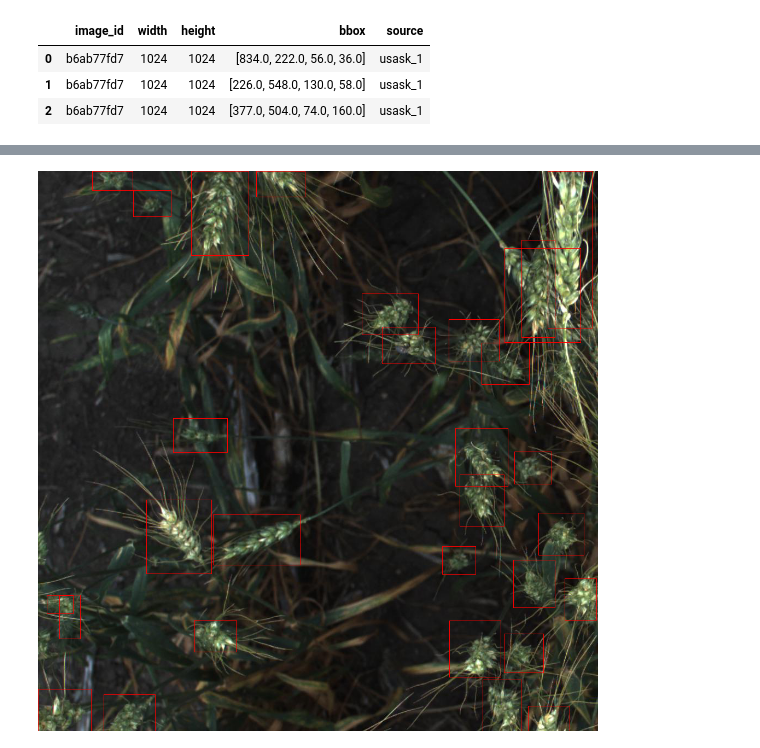
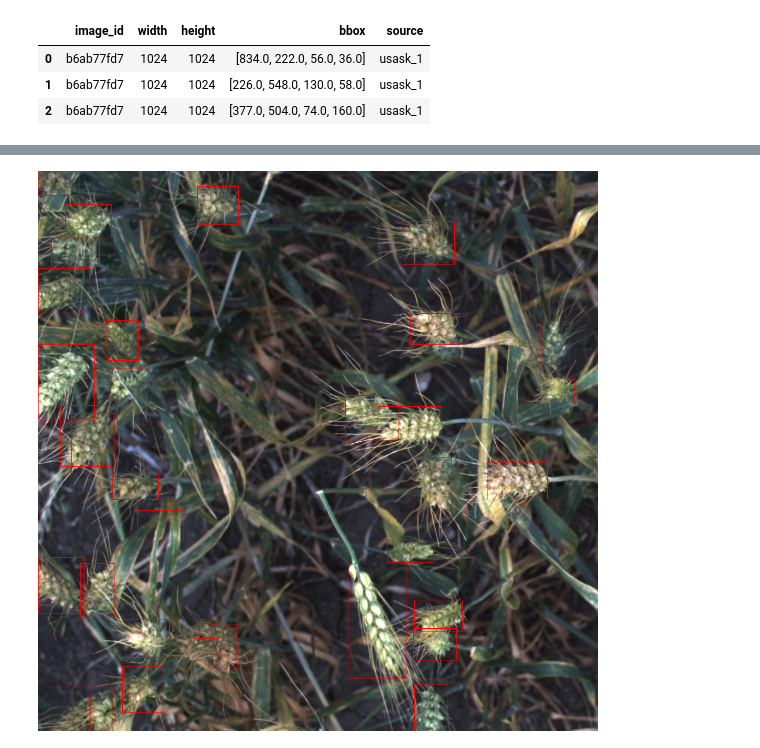
Before and after one commit to dmitry-vorobiev/kaggle-global-wheat-detection, a Jupyter notebook: nbs/dataset.ipynb, the cells around one changed output, grey strips where cells are left out. Saved outputs shown, nothing was run; the diff lists cells and outputs as text; code cells hidden in the pictures.

```diff
--- a/nbs/dataset.ipynb
+++ b/nbs/dataset.ipynb
@@ -54,5 +49,0 @@ def read_bbox(bbox: str):
-# %%
-for bbox in img_annots['bbox']:
-    x0, y0, w, h = read_bbox(bbox)
-    x1, y1 = x0 + w, y0 + h
-    image = cv2.rectangle(image, (x0, y0), (x1, y1), (255, 0, 0), 1)
@@ -75,0 +50,8 @@ def make_dataset(image_dir: str, filenames: Iterable[str]) -> List[str]:
+# %%
+def draw_boxes(image: np.ndarray, bboxes: Iterable[np.ndarray]):
+    for bb in bboxes:
+        if isinstance(bb, tuple):
+            bb = tuple(map(int, bb))
+        elif isinstance(bb, np.ndarray):
+            bb = bb.astype(int)
+        cv2.rectangle(image, tuple(bb[:2]), tuple(bb[2:]), (255, 0, 0), 1)
@@ -79,22 +95,16 @@ class WheatDataset(torchvision.datasets.VisionDataset):
         super(WheatDataset, self).__init__(image_dir, transforms, transform, target_transform)
 
         df = pd.read_csv(csv)
-        ids = df['image_id'].unique()
+        ids = df['image_id'].unique()[:10]
         filenames = map(lambda x: x + '.jpg', ids)
         self.images = make_dataset(image_dir, filenames)
 
         all_bboxes = []
-        for image_id in ids:
-            img_anns = df[df['image_id'] == image_id]
-            img_bboxes = []
-
-            for bbox in img_anns['bbox']:
-                x0, y0, w, h = read_bbox(bbox)
-                x1, y1 = x0 + w, y0 + h
-                bb = torch.tensor([x0, y0, x1, y1], dtype=torch.int16)
-                img_bboxes.append(bb)
-
-            all_bboxes.append(torch.stack(img_bboxes))
+        for image_id in tqdm(ids, desc="Parsing bboxes..."):
+            bboxes = df.loc[df['image_id'] == image_id, 'bbox']
+            bboxes = np.stack(list(map(bbox_str_to_numpy, bboxes)))
+            # bboxes = list(map(read_bbox, bboxes))
+            all_bboxes.append(bboxes)
 
         self.annotations = all_bboxes
 
@@ -102,11 +112,9 @@ class WheatDataset(torchvision.datasets.VisionDataset):
         path = self.images[index]
         bboxes = self.annotations[index]
 
-        image = cv2.imread(str(path), cv2.IMREAD_COLOR)
-        image = cv2.cvtColor(image, cv2.COLOR_BGR2RGB)
-
-        for bb in bboxes:
-            cv2.rectangle(image, tuple(bb[:2]), tuple(bb[2:]), (255, 0, 0), 1)
+        image = cv2_imread(path)
+        # self.transforms is not supported due to albumentations interface
+        # if self.transform is not None:
 
         return image, bboxes
 
@@ -125,6 +150,6 @@ Wall time: 21.6 s
 # %%
-image, bboxes = ds[7]
-
+image, bboxes = ds[3]
+draw_boxes(image, bboxes)
 Image.fromarray(image)
 # %% [output]
-[figure, old version]
+[figure, new version]
```
Also changed, not shown: parts of 10 cells of this notebook.
